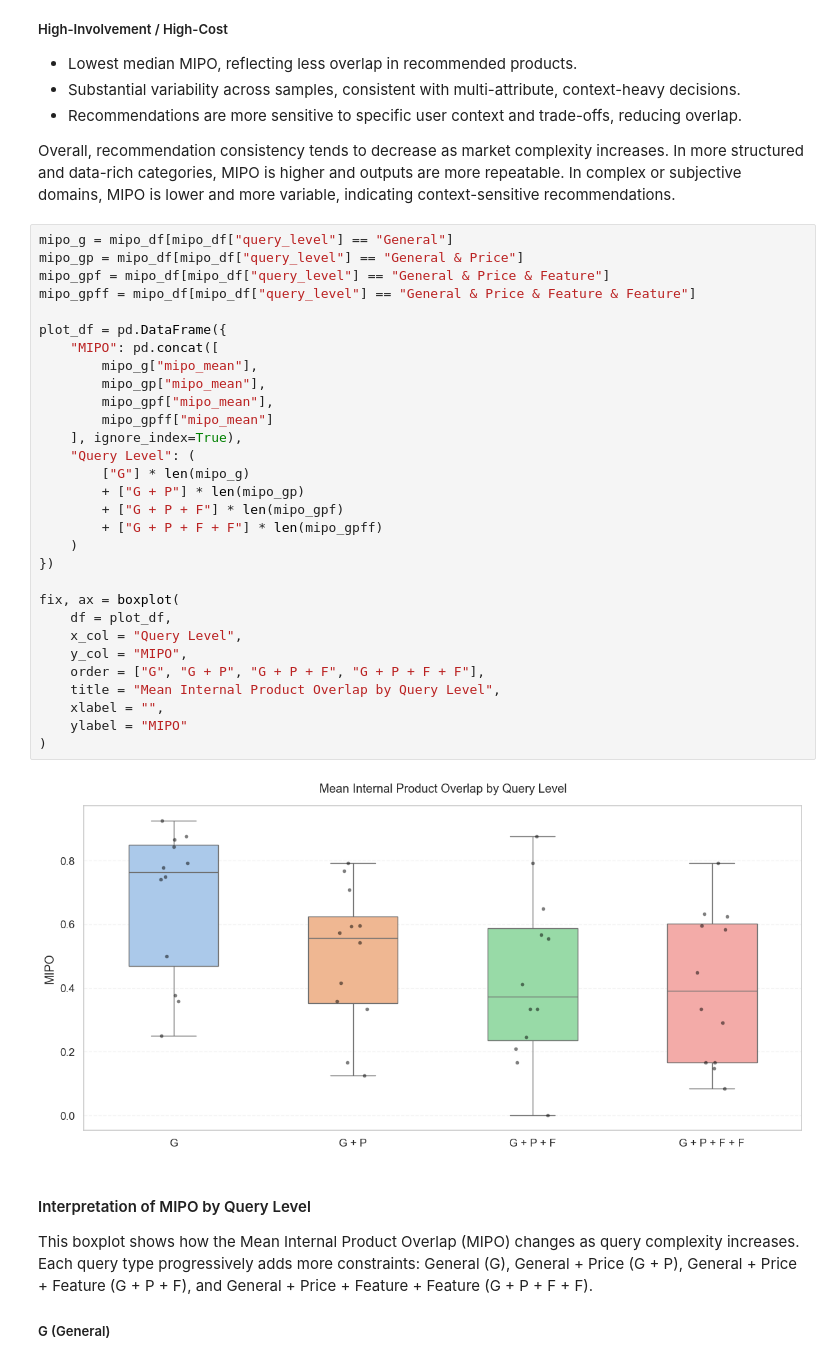
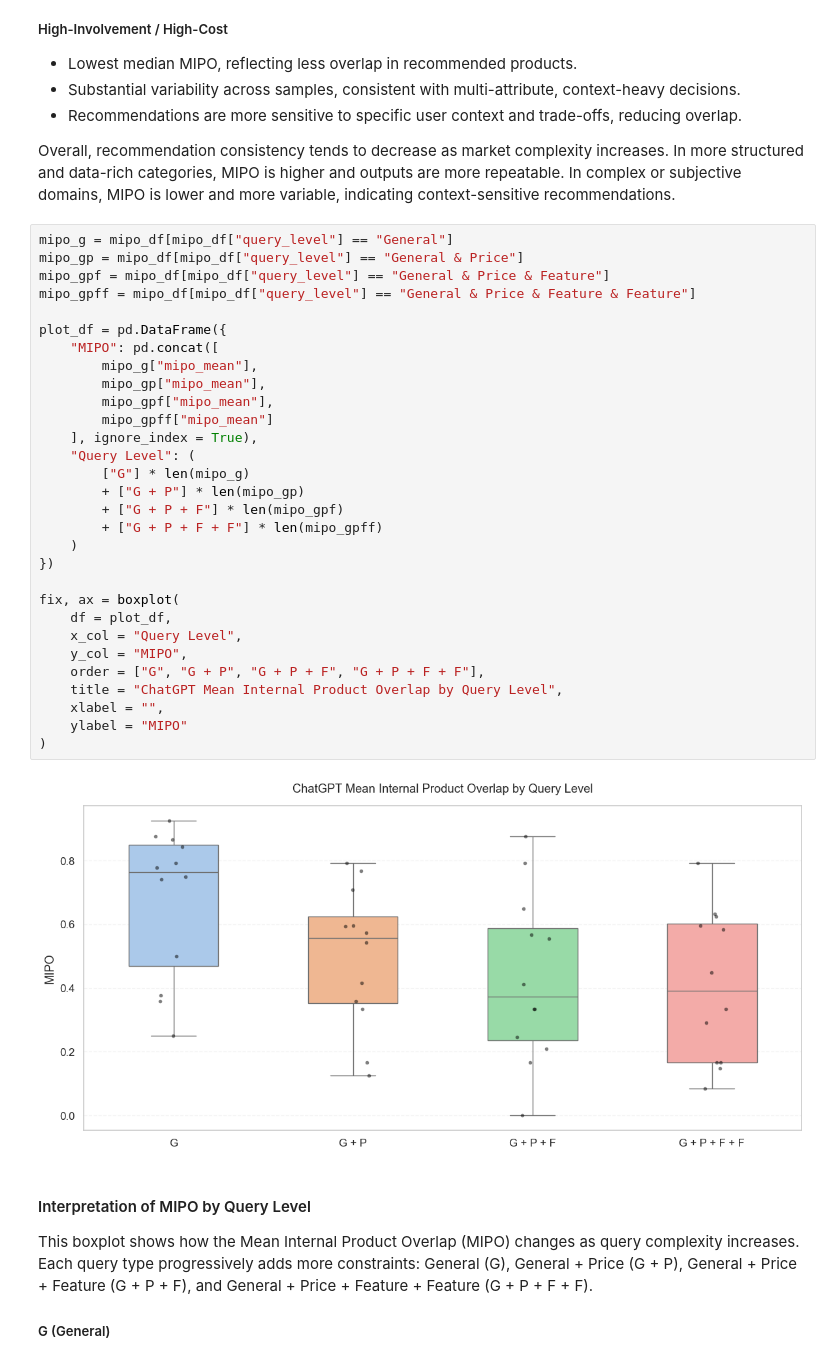
Before and after one commit to LorenzoCirac/Search-vs-Generation-A-Comparative-Study-of-Bing-and-ChatGPT-in-Product-Recommendations, a Jupyter notebook: notebooks/ChatGPT/ChatGPT Product Consistency.ipynb, the cells around one changed output. Drawn from its saved outputs; the diff is of its cells as text.

```diff
--- a/notebooks/ChatGPT/ChatGPT Product Consistency.ipynb
+++ b/notebooks/ChatGPT/ChatGPT Product Consistency.ipynb
@@ -164,35 +164,35 @@ fix, ax = boxplot(
 # %%
 mipo_g = mipo_df[mipo_df["query_level"] == "General"]
 mipo_gp = mipo_df[mipo_df["query_level"] == "General & Price"]
 mipo_gpf = mipo_df[mipo_df["query_level"] == "General & Price & Feature"]
 mipo_gpff = mipo_df[mipo_df["query_level"] == "General & Price & Feature & Feature"]
 
 plot_df = pd.DataFrame({
     "MIPO": pd.concat([
         mipo_g["mipo_mean"],
         mipo_gp["mipo_mean"],
         mipo_gpf["mipo_mean"],
         mipo_gpff["mipo_mean"]
-    ], ignore_index=True),
+    ], ignore_index = True),
     "Query Level": (
         ["G"] * len(mipo_g)
         + ["G + P"] * len(mipo_gp)
         + ["G + P + F"] * len(mipo_gpf)
         + ["G + P + F + F"] * len(mipo_gpff)
     )
 })
 
 fix, ax = boxplot(
     df = plot_df,
     x_col = "Query Level",
     y_col = "MIPO",
     order = ["G", "G + P", "G + P + F", "G + P + F + F"],
-    title = "Mean Internal Product Overlap by Query Level",
+    title = "ChatGPT Mean Internal Product Overlap by Query Level",
     xlabel = "",
     ylabel = "MIPO"
 )
 # %% [output]
-[figure, old version]
+[figure, new version]
 # %% [markdown]
 <h4>Interpretation of MIPO by Query Level</h4>
 <p>This boxplot shows how the Mean Internal Product Overlap (MIPO) changes as query complexity increases. Each query type progressively adds more constraints: General (G), General + Price (G + P), General + Price + Feature (G + P + F), and General + Price + Feature + Feature (G + P + F + F).</p> <h5>G (General)</h5>
```
Also changed, not shown: parts of 6 cells of this notebook, 2 other files.
